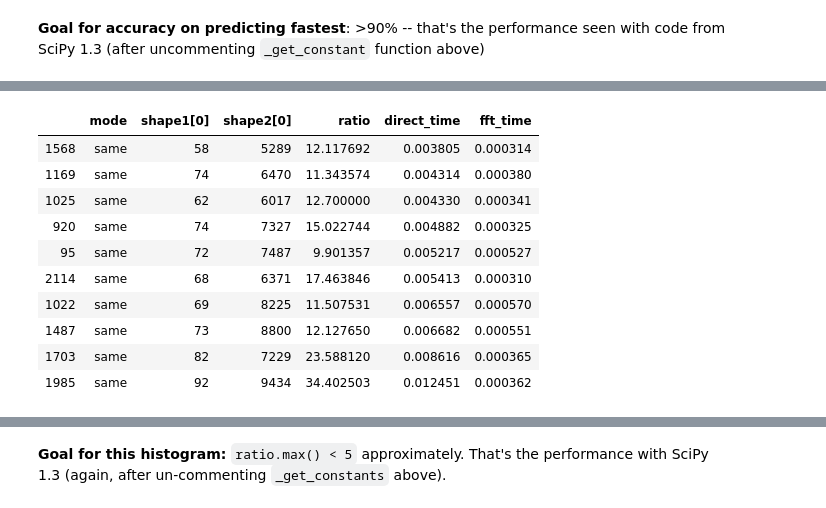
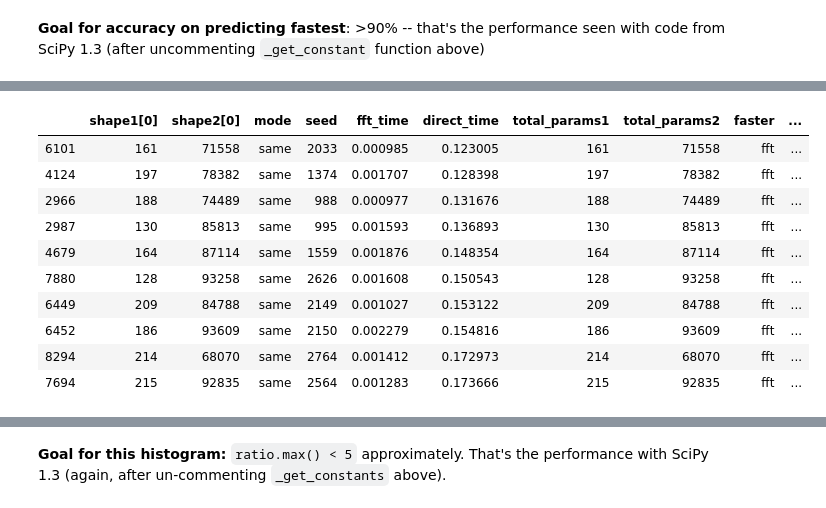
Before and after one commit to stsievert/scipy-convolve-timings, a Jupyter notebook: 1d/Test.ipynb, the cells around one changed output, grey strips where cells are left out. Saved outputs shown, nothing was run; the diff lists cells and outputs as text; code cells hidden in the pictures.

```diff
--- a/1d/Test.ipynb
+++ b/1d/Test.ipynb
@@ -22,35 +56,4 @@ df.tail()
 # %%
-from functools import lru_cache
-
-def _prod(iterable):
-    r = 1
-    for it in iterable:
-        r *= it
-    return r
-
-sum_builtin = sum
-
-# def _get_constant(mode, x_ndim, x_size, h_size):
-#     if mode == 'full':
-#         big_O_constant = 10963.92823819 if x_ndim == 1 else 8899.1104874
-#     elif mode == 'same':
-#         oneD_big_O = {True: 7183.41306773, False: 856.78174111}
-#         big_O_constant = oneD_big_O[h_size <= x_size] if x_ndim == 1 \
-#                                                       else 34519.21021589
-#     elif mode == 'valid':
-#         big_O_constant = 41954.28006344 if x_ndim == 1 else 66453.24316434
-#     else:
-#         raise ValueError('mode is invalid')
-#     return big_O_constant
-
-@lru_cache()
-def _get_constant(mode, x_ndim, x_size, h_size):
-    df = pd.read_csv("constants.csv")
-    idx = (df["ndim"] == 1) & (df["mode"] == mode)
-    assert idx.sum() == 1
-    return df[idx]["constant"].values.item()
-
-
 def _fftconv_faster(x_shape, h_shape, mode):
     """
     See if using fftconvolve or convolve is faster. The value returned (a
@@ -76,7 +79,7 @@ def _fftconv_faster(x_shape, h_shape, mode):
 
     # see whether the Fourier transform convolution method or the direct
     # convolution method is faster (discussed in scikit-image PR #1792)
-    direct_time = (x_size * h_size * _prod(out_shape))
+    direct_time = min(x_size, h_size) * _prod(out_shape)
     fft_time = sum_builtin(n * np.log(n) for n in (x_shape + h_shape +
                                                tuple(out_shape)))
     big_O_constant = _get_constant(mode, x_ndim, x_size, h_size)
@@ -95,6 +98,7 @@ df.loc[~fft_faster, "faster"] = "direct"
 
 df["faster_est"] = df.apply(estimate_faster_method, axis=1)
 
-acc = (df.faster == df.faster_est).sum() / len(df)
+df["correct"] = (df.faster == df.faster_est)
+acc = df["correct"].sum() / len(df)
 print(f"Predicted fastest method {100 * acc:0.2f}% of the time")
 # %% [output]
@@ -102,2 +106,8 @@ Predicted fastest method 82.07% of the time
 # %% [markdown]
 **Goal for accuracy on predicting fastest**: >90% -- that's the performance seen with code from SciPy 1.3 (after uncommenting `_get_constant` function above)
+# %%
+idx = (df["mode"] == "same") & (df["shape1[0]"] < df["shape2[0]"])
+df["cond"] = "a"
+df.loc[idx, "cond"] = "bigger_kernel"
+idx = (df["mode"] == "same") & (df["shape1[0]"] >= df["shape2[0]"])
+df.loc[idx, "cond"] = "smaller_kernel"
@@ -104,22 +127,22 @@ Predicted fastest method 82.07% of the time
 # %%
 wrong_idx = df.faster != df.faster_est
 wrong =  df[wrong_idx].copy()
 wrong["ratio"] = wrong.fft_time / wrong.direct_time
 idx = wrong.ratio < 1
 wrong.loc[idx, "ratio"] = 1 / wrong.loc[idx, "ratio"]
 
-vals = wrong[["mode", "shape1[0]", "shape2[0]", "ratio", "direct_time", "fft_time"]].copy()
+vals = wrong.copy()
 vals.sort_values(by="direct_time", inplace=True)
 vals.tail(n=10)
 # %% [output]
-|  | mode | shape1[0] | shape2[0] | ratio | direct_time | fft_time |
-| 1568 | same | 58 | 5289 | 12.117692 | 0.003805 | 0.000314 |
-| 1169 | same | 74 | 6470 | 11.343574 | 0.004314 | 0.000380 |
-| 1025 | same | 62 | 6017 | 12.700000 | 0.004330 | 0.000341 |
-| 920 | same | 74 | 7327 | 15.022744 | 0.004882 | 0.000325 |
-| 95 | same | 72 | 7487 | 9.901357 | 0.005217 | 0.000527 |
-| 2114 | same | 68 | 6371 | 17.463846 | 0.005413 | 0.000310 |
-| 1022 | same | 69 | 8225 | 11.507531 | 0.006557 | 0.000570 |
-| 1487 | same | 73 | 8800 | 12.127650 | 0.006682 | 0.000551 |
-| 1703 | same | 82 | 7229 | 23.588120 | 0.008616 | 0.000365 |
-| 1985 | same | 92 | 9434 | 34.402503 | 0.012451 | 0.000362 |
+|  | shape1[0] | shape2[0] | mode | seed | fft_time | direct_time | total_params1 | total_params2 | faster | ... |
+| 6101 | 161 | 71558 | same | 2033 | 0.000985 | 0.123005 | 161 | 71558 | fft | ... |
+| 4124 | 197 | 78382 | same | 1374 | 0.001707 | 0.128398 | 197 | 78382 | fft | ... |
+| 2966 | 188 | 74489 | same | 988 | 0.000977 | 0.131676 | 188 | 74489 | fft | ... |
+| 2987 | 130 | 85813 | same | 995 | 0.001593 | 0.136893 | 130 | 85813 | fft | ... |
+| 4679 | 164 | 87114 | same | 1559 | 0.001876 | 0.148354 | 164 | 87114 | fft | ... |
+| 7880 | 128 | 93258 | same | 2626 | 0.001608 | 0.150543 | 128 | 93258 | fft | ... |
+| 6449 | 209 | 84788 | same | 2149 | 0.001027 | 0.153122 | 209 | 84788 | fft | ... |
+| 6452 | 186 | 93609 | same | 2150 | 0.002279 | 0.154816 | 186 | 93609 | fft | ... |
+| 8294 | 214 | 68070 | same | 2764 | 0.001412 | 0.172973 | 214 | 68070 | fft | ... |
+| 7694 | 215 | 92835 | same | 2564 | 0.001283 | 0.173666 | 215 | 92835 | fft | ... |
```
Also changed, not shown: parts of 13 cells of this notebook, 4 other files.
